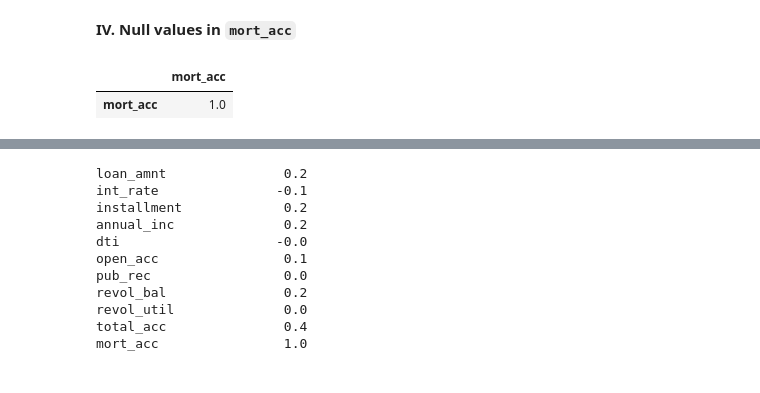
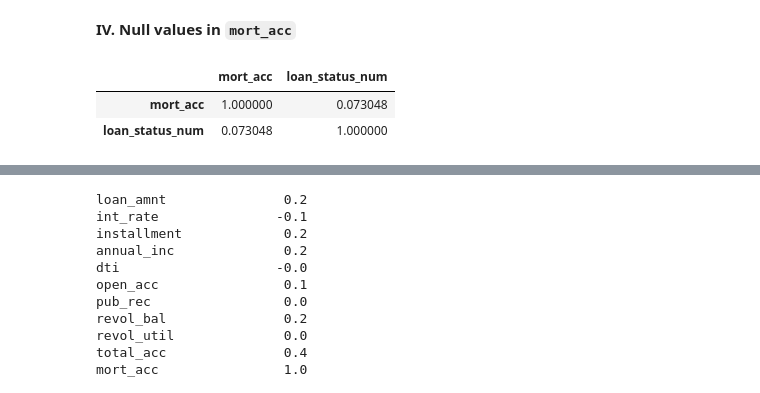
Before and after one commit to botchavs/capstone, a Jupyter notebook: Capstone_working.ipynb, the cells around one changed output, grey strips where cells are left out. Saved outputs shown, nothing was run; the diff lists cells and outputs as text; code cells hidden in the pictures.

```diff
--- a/Capstone_working.ipynb
+++ b/Capstone_working.ipynb
@@ -384,10 +391,11 @@ raw_df = raw_df.drop(columns = ['title'])
 # %% [markdown]
 **IV. Null values in `mort_acc`**
 # %%
-raw_df[['mort_acc','loan_status']].corr()
+raw_df[['mort_acc','loan_status_num']].corr()
 # %% [output]
-|  | mort_acc |
-| mort_acc | 1.0 |
+|  | mort_acc | loan_status_num |
+| mort_acc | 1.000000 | 0.073048 |
+| loan_status_num | 0.073048 | 1.000000 |
 # %%
 raw_df[['mort_acc','loan_status']].sample(5)
 # %% [output]
```
Also changed, not shown: parts of 61 cells of this notebook.
